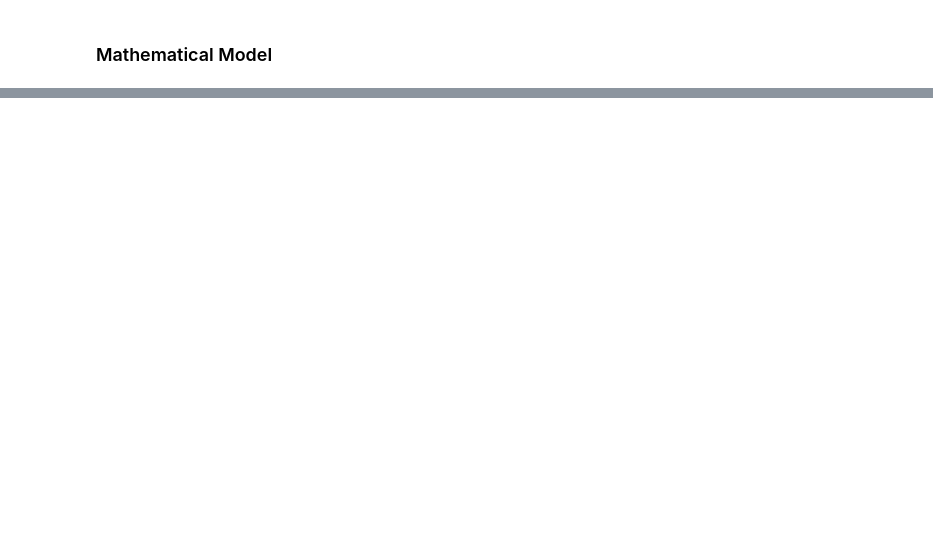
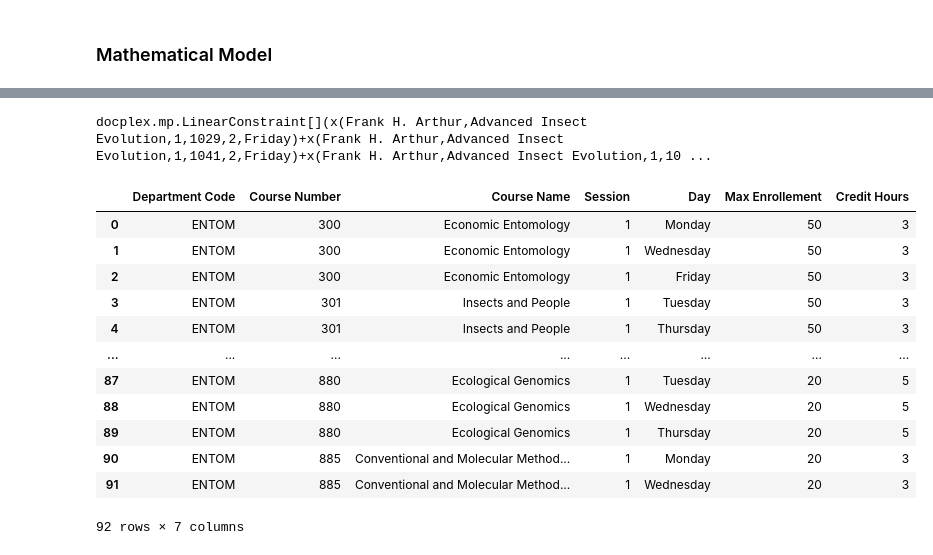
Before and after one commit to isossa/MATH4320, a Jupyter notebook: Project 1/Project 1 Submission.ipynb, the cells around one changed output, grey strips where cells are left out. Saved outputs shown, nothing was run; the diff lists cells and outputs as text; code cells hidden in the pictures; blank space fills up the shorter version.

```diff
--- a/Project 1/Project 1 Submission.ipynb
+++ b/Project 1/Project 1 Submission.ipynb
@@ -117,8 +119,8 @@ def standardize_courses_offered(courses_offered:pd.DataFrame, course_catalog_df:
         for i in range(1, course['Sections'][0] + 1):
             course['Sections'] = i
             result = result.append([course], ignore_index=True)
-    result = result.rename(columns={'Sections' : 'Section Number'})
-    result = result.sort_values(by=['Course Number', 'Section Number']).reset_index().drop(columns='index')
+    result = result.rename(columns={'Sections' : 'Session'})
+    result = result.sort_values(by=['Course Number', 'Session']).reset_index().drop(columns='index')
     result = pd.merge(left=result, right=course_catalog_df, on=['Department Code', 'Course Number', 'Course Name'])
 
     courses_offered = result
@@ -136,4 +138,4 @@ def standardize_courses_offered(courses_offered:pd.DataFrame, course_catalog_df:
     result['Day'] = result.apply(lambda row : get_day_name(row.Day), axis=1)
     return result
 
-standardize_courses_offered(courses_offered, course_catalog_df)
+courses_offered = standardize_courses_offered(courses_offered, course_catalog_df)
@@ -300,0 +346,20 @@ Model: Course Scheduling
+# %%
+model.get_constraint_by_index(1)
+# %% [output]
+docplex.mp.LinearConstraint[](x(Frank H. Arthur,Advanced Insect Evolution,1,1029,2,Friday)+x(Frank H. Arthur,Advanced Insect Evolution,1,1041,2,Friday)+x(Frank H. Arthur,Advanced Insect Evolution,1,10 ...
+# %%
+courses_offered
+# %% [output]
+|  | Department Code | Course Number | Course Name | Session | Day | Max Enrollement | Credit Hours |
+| 0 | ENTOM | 300 | Economic Entomology | 1 | Monday | 50 | 3 |
+| 1 | ENTOM | 300 | Economic Entomology | 1 | Wednesday | 50 | 3 |
+| 2 | ENTOM | 300 | Economic Entomology | 1 | Friday | 50 | 3 |
+| 3 | ENTOM | 301 | Insects and People | 1 | Tuesday | 50 | 3 |
+| 4 | ENTOM | 301 | Insects and People | 1 | Thursday | 50 | 3 |
+| ... | ... | ... | ... | ... | ... | ... | ... |
+| 87 | ENTOM | 880 | Ecological Genomics | 1 | Tuesday | 20 | 5 |
+| 88 | ENTOM | 880 | Ecological Genomics | 1 | Wednesday | 20 | 5 |
+| 89 | ENTOM | 880 | Ecological Genomics | 1 | Thursday | 20 | 5 |
+| 90 | ENTOM | 885 | Conventional and Molecular Method... | 1 | Monday | 20 | 3 |
+| 91 | ENTOM | 885 | Conventional and Molecular Method... | 1 | Wednesday | 20 | 3 |
+92 rows × 7 columns
```
Also changed, not shown: parts of 10 cells of this notebook.
